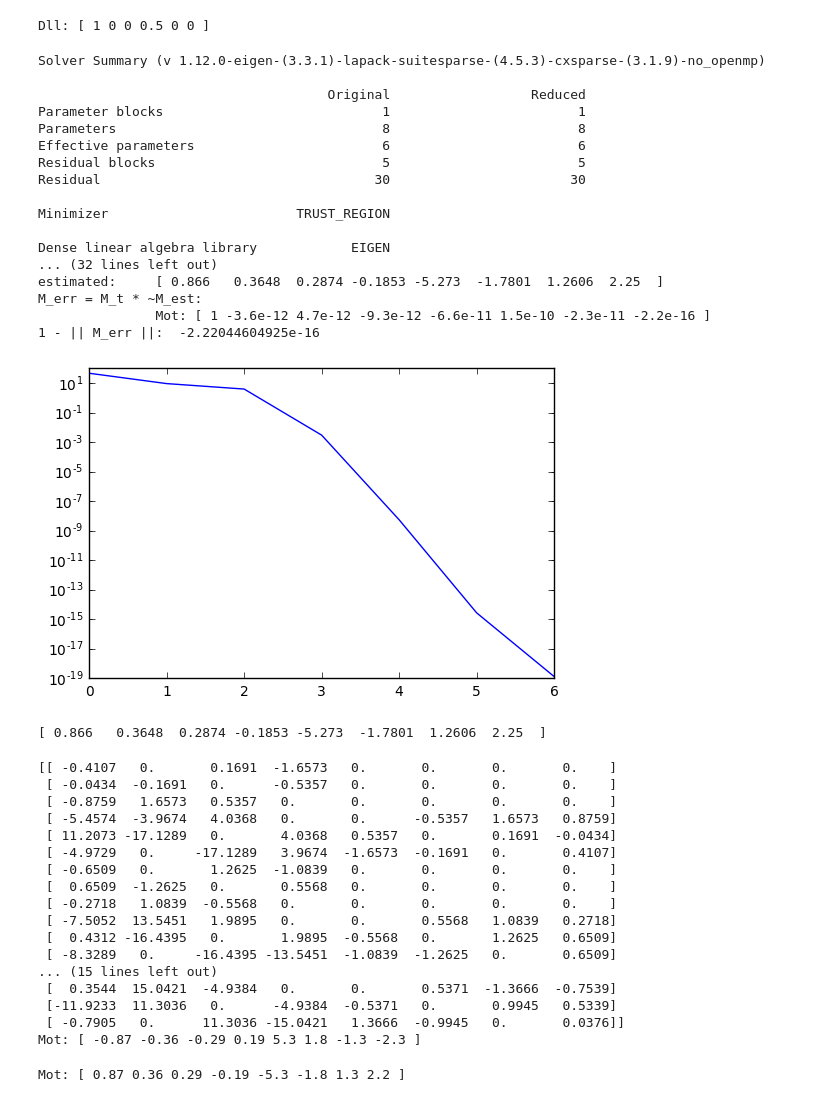
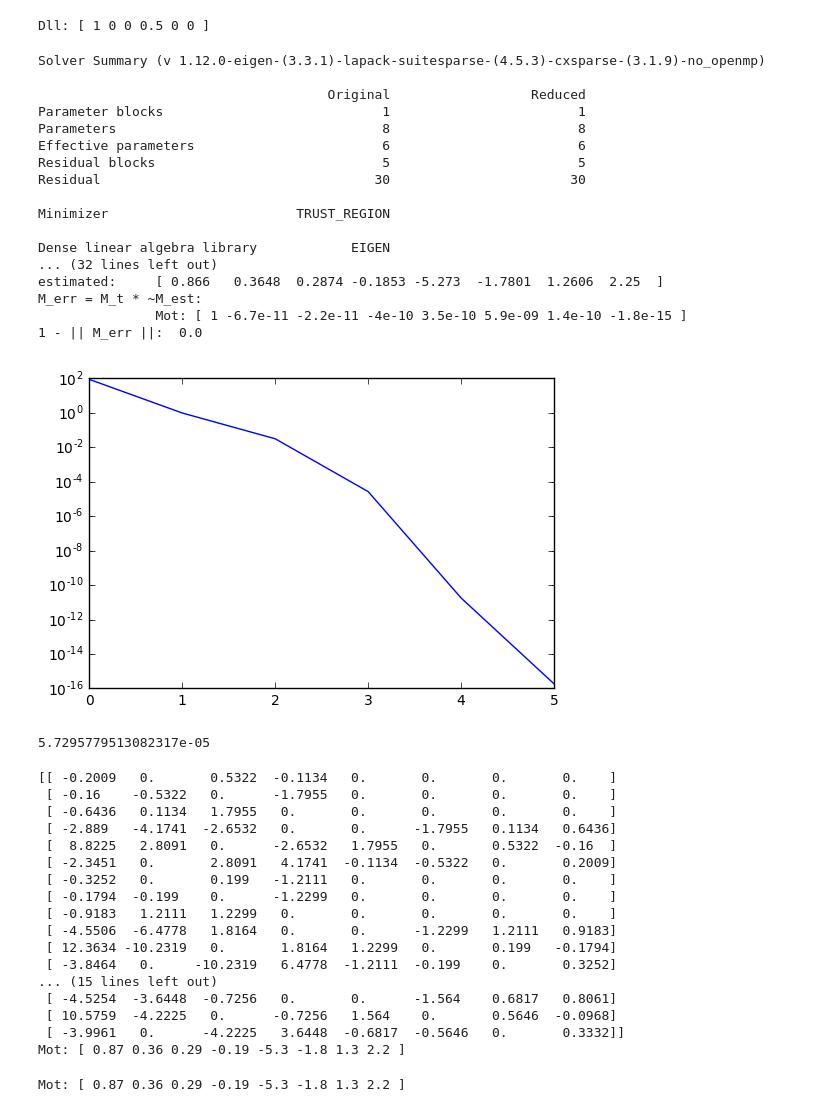
Before and after one commit to tingelst/game, a Jupyter notebook: python/ENGAGE2017.ipynb, the cells around one changed output. Drawn from its saved outputs; the diff is of its cells as text; code cells hidden in the pictures.

```diff
--- a/python/ENGAGE2017.ipynb
+++ b/python/ENGAGE2017.ipynb
@@ -216,46 +214,42 @@ initial_motor = vsr.Mot(1.0, 0.0, 0.0, 0.0, 0.0, 0.0, 0.0, 0.0)
 mes = MotorEstimationSolver(initial_motor)
 for a, b in zip(lines_a2[:5], lines_b2[:5]):
 #     mes.add_line_correspondences_residual_block(a,b)
-#     mes.add_line_commutator_residual_block(a,b)
-#     mes.add_line_dual_angle_residual_block(a,b)
-    mes.add_line_projected_commutator_residual_block(a,b)
-#     mes.add_line_inner_product_residual_block(a,b)
-#     mes.add_line_anticommutator_residual_block(a,b)
+    mes.add_line_angle_distance_residual_block(a,b)
 mes.set_parameterization('BIVECTOR_GENERATOR')
 # mes.set_parameterization('POLAR_DECOMPOSITION_TANGENT')
 mes.linear_solver_type = 'DENSE_QR'
 
 # mes.max_num_iterations = 100
 
 # mes.gradient_tolerance = 1e-16
 (em_lines_6_res, summary_lines_6_res, _) = mes.solve()
 print(summary_lines_6_res['full_report'])
 
 semilogy([it['cost'] for it in summary_lines_6_res['iterations']])
 print(np.allclose(motor3, em_lines_6_res, rtol=1e-4))
 print('ground truth: ', np.array(motor3))
 print('estimated:    ', np.array(em_lines_6_res))
 print('M_err = M_t * ~M_est:\n\t      ',motor3 * em_lines_6_res.rev())
 print('1 - || M_err ||: ', 1.0 - np.linalg.norm(np.array(motor3 * em_lines_6_res.rev())))
 # %% [output]
 Solver Summary (v 1.12.0-eigen-(3.3.1)-lapack-suitesparse-(4.5.3)-cxsparse-(3.1.9)-no_openmp)
 
                                      Original                  Reduced
 Parameter blocks                            1                        1
 Parameters                                  8                        8
 Effective parameters                        6                        6
 Residual blocks                             5                        5
 Residual                                   30                       30
 
 Minimizer                        TRUST_REGION
 
 Dense linear algebra library            EIGEN
 ... (32 lines left out)
 estimated:     [ 0.866   0.3648  0.2874 -0.1853 -5.273  -1.7801  1.2606  2.25  ]
 M_err = M_t * ~M_est:
-               Mot: [ 1 -3.6e-12 4.7e-12 -9.3e-12 -6.6e-11 1.5e-10 -2.3e-11 -2.2e-16 ]
-1 - || M_err ||:  -2.22044604925e-16
+               Mot: [ 1 -6.7e-11 -2.2e-11 -4e-10 3.5e-10 5.9e-09 1.4e-10 -1.8e-15 ]
+1 - || M_err ||:  0.0
-[figure, old version]
+[figure, new version]
 # %%
 def daniilidis_motor(LAs, LBs):
     Ds = []
@@ -303,31 +297,31 @@ def daniilidis_motor(LAs, LBs):
     m_arr = lambda1 * Vt.T[:,-2] + lambda2 * Vt.T[:,-1]
 
     return vsr.Mot(*m_arr), lambda1, lambda2, v7, v8
-# %%
-print(np.array(motor3))
-# %% [output]
-[ 0.866   0.3648  0.2874 -0.1853 -5.273  -1.7801  1.2606  2.25  ]
+# %%
+np.rad2deg(1e-6)
+# %% [output]
+5.7295779513082317e-05
 # %%
 mdan, _, _, _, _ = daniilidis_motor(lines_a2[:5], lines_b2[:5])
 print(mdan * -1)
 # %% [output]
-[[ -0.4107   0.       0.1691  -1.6573   0.       0.       0.       0.    ]
- [ -0.0434  -0.1691   0.      -0.5357   0.       0.       0.       0.    ]
- [ -0.8759   1.6573   0.5357   0.       0.       0.       0.       0.    ]
- [ -5.4574  -3.9674   4.0368   0.       0.      -0.5357   1.6573   0.8759]
- [ 11.2073 -17.1289   0.       4.0368   0.5357   0.       0.1691  -0.0434]
- [ -4.9729   0.     -17.1289   3.9674  -1.6573  -0.1691   0.       0.4107]
- [ -0.6509   0.       1.2625  -1.0839   0.       0.       0.       0.    ]
- [  0.6509  -1.2625   0.       0.5568   0.       0.       0.       0.    ]
- [ -0.2718   1.0839  -0.5568   0.       0.       0.       0.       0.    ]
- [ -7.5052  13.5451   1.9895   0.       0.       0.5568   1.0839   0.2718]
- [  0.4312 -16.4395   0.       1.9895  -0.5568   0.       1.2625   0.6509]
- [ -8.3289   0.     -16.4395 -13.5451  -1.0839  -1.2625   0.       0.6509]
+[[ -0.2009   0.       0.5322  -0.1134   0.       0.       0.       0.    ]
+ [ -0.16    -0.5322   0.      -1.7955   0.       0.       0.       0.    ]
+ [ -0.6436   0.1134   1.7955   0.       0.       0.       0.       0.    ]
+ [ -2.889   -4.1741  -2.6532   0.       0.      -1.7955   0.1134   0.6436]
+ [  8.8225   2.8091   0.      -2.6532   1.7955   0.       0.5322  -0.16  ]
+ [ -2.3451   0.       2.8091   4.1741  -0.1134  -0.5322   0.       0.2009]
+ [ -0.3252   0.       0.199   -1.2111   0.       0.       0.       0.    ]
+ [ -0.1794  -0.199    0.      -1.2299   0.       0.       0.       0.    ]
+ [ -0.9183   1.2111   1.2299   0.       0.       0.       0.       0.    ]
+ [ -4.5506  -6.4778   1.8164   0.       0.      -1.2299   1.2111   0.9183]
+ [ 12.3634 -10.2319   0.       1.8164   1.2299   0.       0.199   -0.1794]
+ [ -3.8464   0.     -10.2319   6.4778  -1.2111  -0.199    0.       0.3252]
 ... (15 lines left out)
- [  0.3544  15.0421  -4.9384   0.       0.       0.5371  -1.3666  -0.7539]
- [-11.9233  11.3036   0.      -4.9384  -0.5371   0.       0.9945   0.5339]
- [ -0.7905   0.      11.3036 -15.0421   1.3666  -0.9945   0.       0.0376]]
-Mot: [ -0.87 -0.36 -0.29 0.19 5.3 1.8 -1.3 -2.3 ]
+ [ -4.5254  -3.6448  -0.7256   0.       0.      -1.564    0.6817   0.8061]
+ [ 10.5759  -4.2225   0.      -0.7256   1.564    0.       0.5646  -0.0968]
+ [ -3.9961   0.      -4.2225   3.6448  -0.6817  -0.5646   0.       0.3332]]
+Mot: [ 0.87 0.36 0.29 -0.19 -5.3 -1.8 1.3 2.2 ]
 # %%
 motor3
 # %% [output]
```
Also changed, not shown: parts of 108 cells of this notebook, 10 other files.
